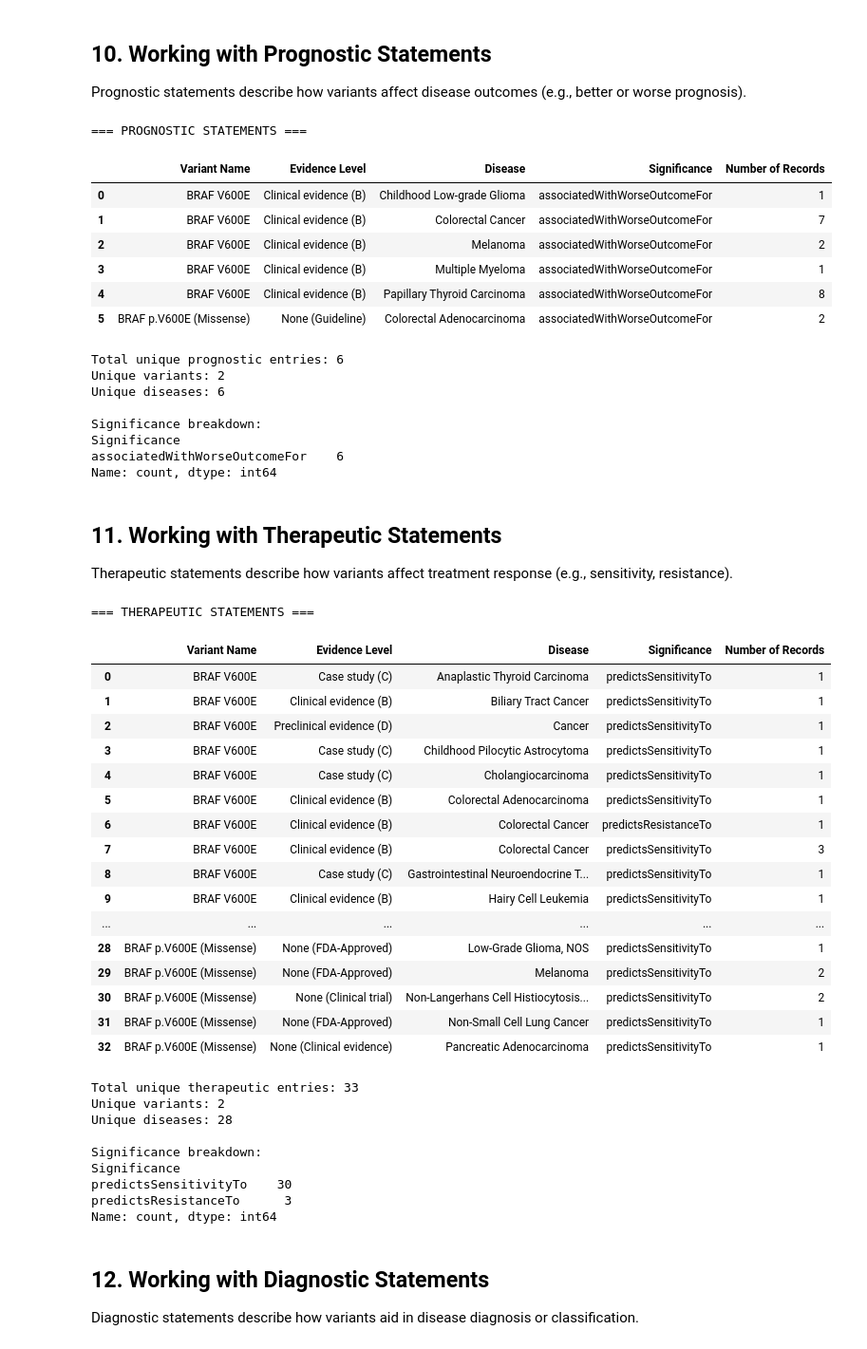
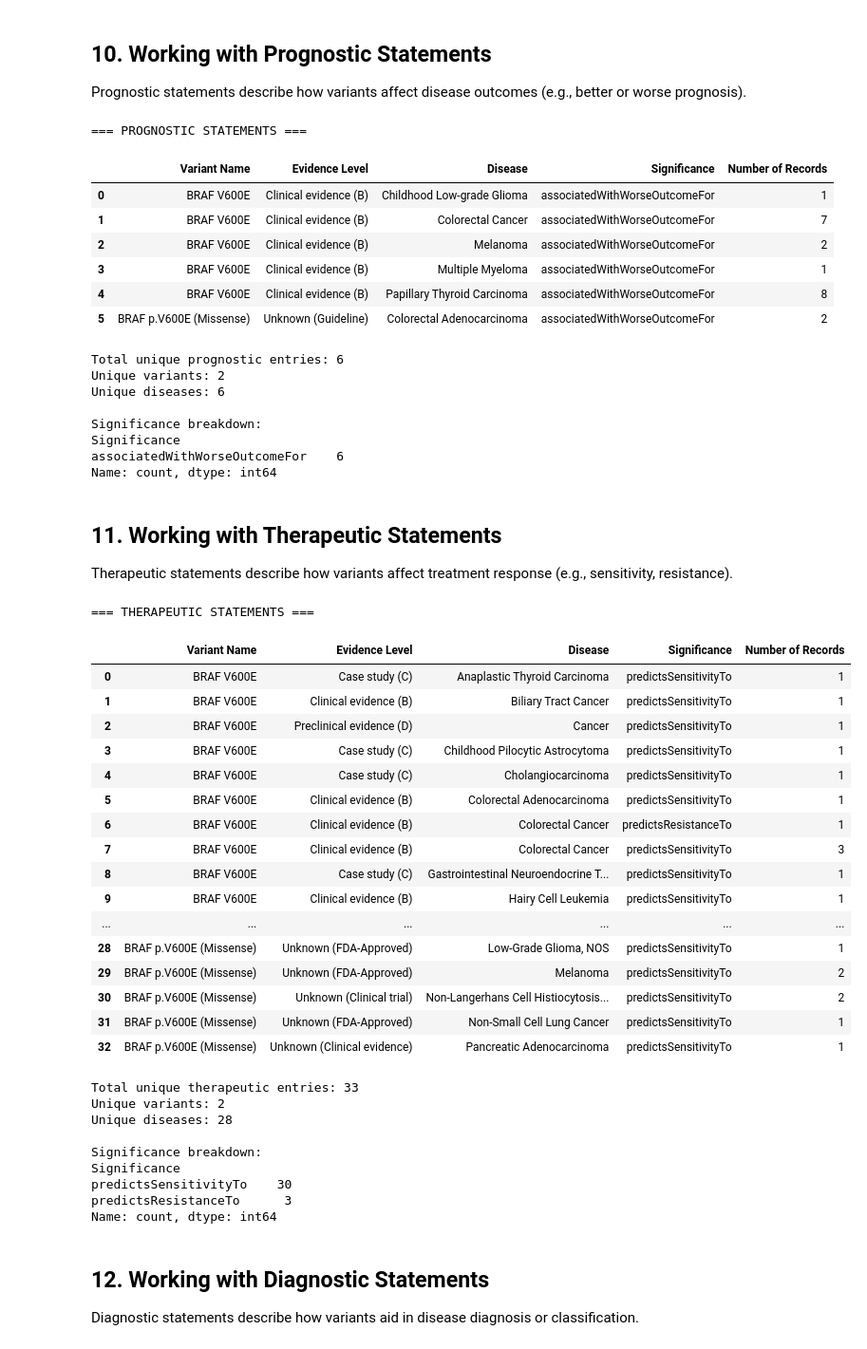
Before and after one commit to gks-anvil/vrs_anvil_toolkit, a Jupyter notebook: scripts/MetaKB_Query_Tutorial.ipynb, the cells around one changed output. Shown at 95% size. Cells and saved outputs as stored; diff of their text form; code cells hidden in the pictures.

```diff
--- a/scripts/MetaKB_Query_Tutorial.ipynb
+++ b/scripts/MetaKB_Query_Tutorial.ipynb
@@ -201,13 +183,13 @@ Each category is a dictionary where:
 - **Values**: Lists of statement objects from different sources
 # %%
 # Let's work with the original BRAF V600E query
-statements = response.therapeutic_statements
+statements = response.get('therapeutic_statements', {})
 
 print(f"Therapeutic statements dictionary has {len(statements)} composite keys")
 print("\nFirst few composite IDs:")
 for i, key in enumerate(list(statements.keys())[:3]):
     print(f"  {i+1}. {key}")
-    print(f"     Contains {len(statements[key])} statement(s)")
+    print(f"     Contains {len(statements.get(key, []))} statement(s)")
 # %% [output]
 Therapeutic statements dictionary has 80 composite keys
 
@@ -299,38 +287,33 @@ def create_statement_table(
 
         for statement in statements:
             try:
-                proposition = statement.proposition
+                proposition = statement.get('proposition', {})
 
                 # Extract variant name
-                variant_name = getattr(proposition.subjectVariant, 'name', 'Unknown')
+                subj_var = proposition.get('subjectVariant') or {}
+                variant_name = subj_var.get('name', 'Unknown')
 
                 # Extract significance (predicate)
-                significance = proposition.predicate if hasattr(proposition, 'predicate') else 'Unknown'
+                significance = proposition.get('predicate', 'Unknown')
 
                 # Extract disease name (varies by statement type)
                 disease_name = 'Unknown'
                 if statement_type == 'therapeutic':
-                    if hasattr(proposition, 'conditionQualifier') and proposition.conditionQualifier:
-                        cond = proposition.conditionQualifier
-                        if hasattr(cond, 'root') and cond.root:
-                            disease_name = getattr(cond.root, 'name', 'Unknown')
+                    cond = proposition.get('conditionQualifier') or {}
+                    disease_name = cond.get('name', 'Unknown')
                 elif statement_type in ['diagnostic', 'prognostic']:
-                    if hasattr(proposition, 'objectCondition') and proposition.objectCondition:
-                        cond = proposition.objectCondition
-                        if hasattr(cond, 'root') and cond.root:
-                            disease_name = getattr(cond.root, 'name', 'Unknown')
+                    cond = proposition.get('objectCondition') or {}
+                    disease_name = cond.get('name', 'Unknown')
 
                 # Extract evidence level
                 evidence_level = 'Unknown'
-                if hasattr(statement, 'strength') and statement.strength:
-                    strength = statement.strength
-                    evidence_level = getattr(strength, 'name', 'Unknown')
-
-                    if hasattr(strength, 'primaryCoding') and strength.primaryCoding:
-                        code_obj = strength.primaryCoding.code
-                        evidence_code = getattr(code_obj, 'root', None) if code_obj else None
-                        if evidence_code:
-                            evidence_level = f"{evidence_level} ({evidence_code})"
+                strength = statement.get('strength') or {}
+                if strength:
+                    evidence_level = strength.get('name', 'Unknown')
+                    primary = strength.get('primaryCoding') or {}
+                    evidence_code = primary.get('code') if isinstance(primary, dict) else None
+                    if evidence_code:
+                        evidence_level = f"{evidence_level} ({evidence_code})"
 
                 table_rows.append({
                     'Variant Name': variant_name,
@@ -365,7 +348,7 @@ Prognostic statements describe how variants affect disease outcomes (e.g., bette
 print("=== PROGNOSTIC STATEMENTS ===")
 
 # Create prognostic table
-prognostic_df = create_statement_table(response.prognostic_statements, 'prognostic')
+prognostic_df = create_statement_table(response.get('prognostic_statements', {}), 'prognostic')
 
 if not prognostic_df.empty:
     display(prognostic_df)
@@ -385,7 +368,7 @@ else:
 | 2 | BRAF V600E | Clinical evidence (B) | Melanoma | associatedWithWorseOutcomeFor | 2 |
 | 3 | BRAF V600E | Clinical evidence (B) | Multiple Myeloma | associatedWithWorseOutcomeFor | 1 |
 | 4 | BRAF V600E | Clinical evidence (B) | Papillary Thyroid Carcinoma | associatedWithWorseOutcomeFor | 8 |
-| 5 | BRAF p.V600E (Missense) | None (Guideline) | Colorectal Adenocarcinoma | associatedWithWorseOutcomeFor | 2 |
+| 5 | BRAF p.V600E (Missense) | Unknown (Guideline) | Colorectal Adenocarcinoma | associatedWithWorseOutcomeFor | 2 |
 Total unique prognostic entries: 6
 Unique variants: 2
 Unique diseases: 6
@@ -401,38 +384,38 @@ Therapeutic statements describe how variants affect treatment response (e.g., se
 # %%
 print("=== THERAPEUTIC STATEMENTS ===")
 
 # Create therapeutic table
-therapeutic_df = create_statement_table(response.therapeutic_statements, 'therapeutic')
+therapeutic_df = create_statement_table(response.get('therapeutic_statements', {}), 'therapeutic')
 
 if not therapeutic_df.empty:
     display(therapeutic_df)
 
     print(f"\nTotal unique therapeutic entries: {len(therapeutic_df)}")
     print(f"Unique variants: {therapeutic_df['Variant Name'].nunique()}")
     print(f"Unique diseases: {therapeutic_df['Disease'].nunique()}")
     print(f"\nSignificance breakdown:")
     print(therapeutic_df['Significance'].value_counts())
 else:
     print("No therapeutic statements found.")
 # %% [output]
 === THERAPEUTIC STATEMENTS ===
 |  | Variant Name | Evidence Level | Disease | Significance | Number of Records |
 | 0 | BRAF V600E | Case study (C) | Anaplastic Thyroid Carcinoma | predictsSensitivityTo | 1 |
 | 1 | BRAF V600E | Clinical evidence (B) | Biliary Tract Cancer | predictsSensitivityTo | 1 |
 | 2 | BRAF V600E | Preclinical evidence (D) | Cancer | predictsSensitivityTo | 1 |
 | 3 | BRAF V600E | Case study (C) | Childhood Pilocytic Astrocytoma | predictsSensitivityTo | 1 |
 | 4 | BRAF V600E | Case study (C) | Cholangiocarcinoma | predictsSensitivityTo | 1 |
 | 5 | BRAF V600E | Clinical evidence (B) | Colorectal Adenocarcinoma | predictsSensitivityTo | 1 |
 | 6 | BRAF V600E | Clinical evidence (B) | Colorectal Cancer | predictsResistanceTo | 1 |
 | 7 | BRAF V600E | Clinical evidence (B) | Colorectal Cancer | predictsSensitivityTo | 3 |
 | 8 | BRAF V600E | Case study (C) | Gastrointestinal Neuroendocrine T... | predictsSensitivityTo | 1 |
 | 9 | BRAF V600E | Clinical evidence (B) | Hairy Cell Leukemia | predictsSensitivityTo | 1 |
 | ... | ... | ... | ... | ... | ... |
-| 28 | BRAF p.V600E (Missense) | None (FDA-Approved) | Low-Grade Glioma, NOS | predictsSensitivityTo | 1 |
-| 29 | BRAF p.V600E (Missense) | None (FDA-Approved) | Melanoma | predictsSensitivityTo | 2 |
-| 30 | BRAF p.V600E (Missense) | None (Clinical trial) | Non-Langerhans Cell Histiocytosis... | predictsSensitivityTo | 2 |
-| 31 | BRAF p.V600E (Missense) | None (FDA-Approved) | Non-Small Cell Lung Cancer | predictsSensitivityTo | 1 |
-| 32 | BRAF p.V600E (Missense) | None (Clinical evidence) | Pancreatic Adenocarcinoma | predictsSensitivityTo | 1 |
+| 28 | BRAF p.V600E (Missense) | Unknown (FDA-Approved) | Low-Grade Glioma, NOS | predictsSensitivityTo | 1 |
+| 29 | BRAF p.V600E (Missense) | Unknown (FDA-Approved) | Melanoma | predictsSensitivityTo | 2 |
+| 30 | BRAF p.V600E (Missense) | Unknown (Clinical trial) | Non-Langerhans Cell Histiocytosis... | predictsSensitivityTo | 2 |
+| 31 | BRAF p.V600E (Missense) | Unknown (FDA-Approved) | Non-Small Cell Lung Cancer | predictsSensitivityTo | 1 |
+| 32 | BRAF p.V600E (Missense) | Unknown (Clinical evidence) | Pancreatic Adenocarcinoma | predictsSensitivityTo | 1 |
 Total unique therapeutic entries: 33
 Unique variants: 2
 Unique diseases: 28
```
Also changed, not shown: parts of 15 cells of this notebook, 3 other files.
